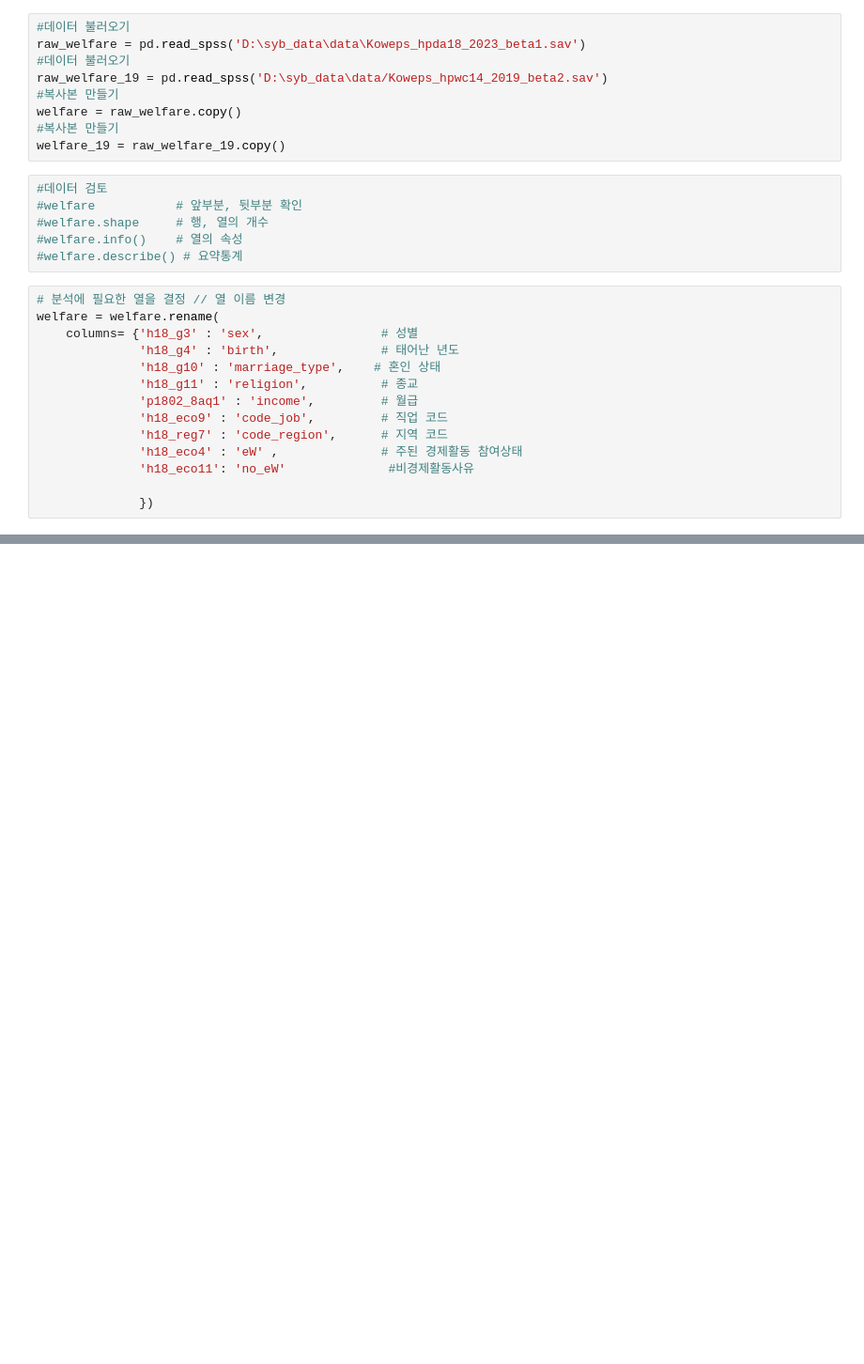
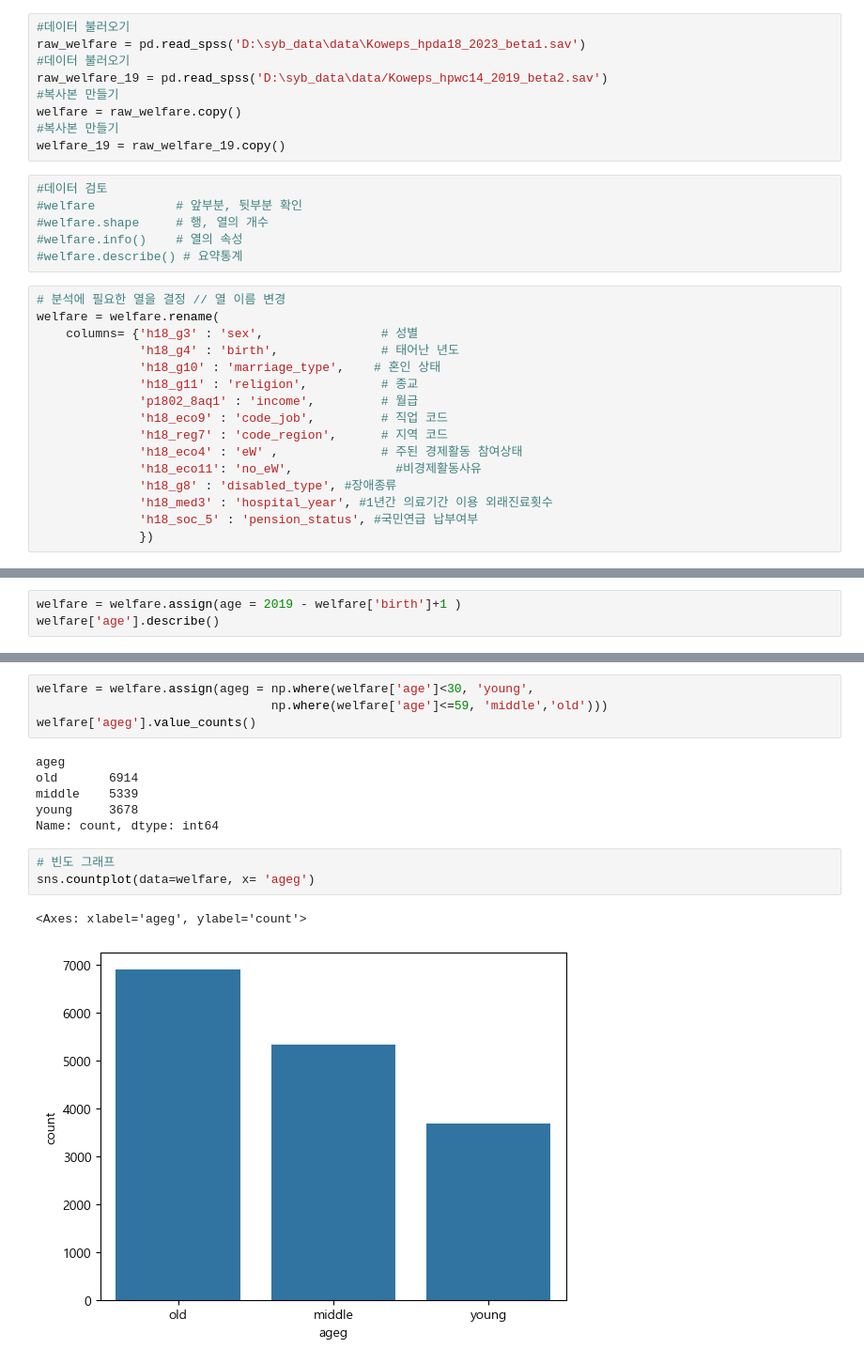
Before and after one commit to bin428/korlife, a Jupyter notebook: 한국인의 삶.ipynb, the cells around one changed output, grey strips where cells are left out. Shown at 94% size. Cells and saved outputs as stored; diff of their text form; blank space fills up the shorter version.

```diff
--- a/한국인의 삶.ipynb
+++ b/한국인의 삶.ipynb
@@ -39,8 +39,10 @@ welfare = welfare.rename(
               'h18_eco9' : 'code_job',         # 직업 코드
               'h18_reg7' : 'code_region',      # 지역 코드
               'h18_eco4' : 'eW' ,              # 주된 경제활동 참여상태
-              'h18_eco11': 'no_eW'              #비경제활동사유
-
+              'h18_eco11': 'no_eW',              #비경제활동사유
+              'h18_g8' : 'disabled_type', #장애종류
+              'h18_med3' : 'hospital_year', #1년간 의료기간 이용 외래진료횟수
+              'h18_soc_5' : 'pension_status', #국민연급 납부여부
               })
 # %%
 welfare_19 = welfare_19.rename(
@@ -56 +61,4 @@ welfare_19 = welfare_19.rename(
               })
+# %%
+welfare = welfare.assign(age = 2019 - welfare['birth']+1 )
+welfare['age'].describe()
@@ -56,0 +109,16 @@ welfare_19 = welfare_19.rename(
+# %%
+welfare = welfare.assign(ageg = np.where(welfare['age']<30, 'young',
+                                np.where(welfare['age']<=59, 'middle','old')))
+welfare['ageg'].value_counts()
+# %% [output]
+ageg
+old       6914
+middle    5339
+young     3678
+Name: count, dtype: int64
+# %%
+# 빈도 그래프
+sns.countplot(data=welfare, x= 'ageg')
+# %% [output]
+<Axes: xlabel='ageg', ylabel='count'>
+[figure, added]
```
Also changed, not shown: parts of 19 cells of this notebook.
